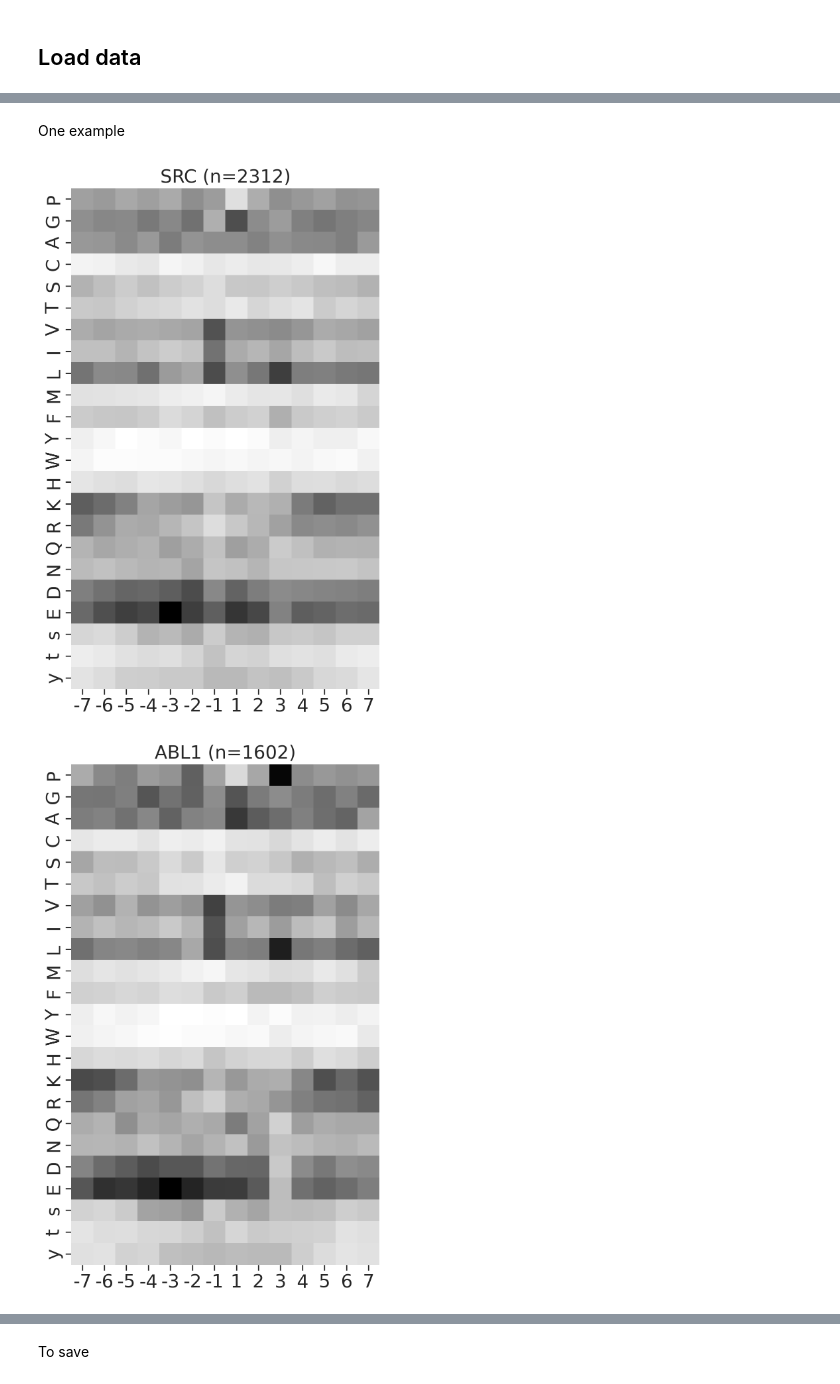
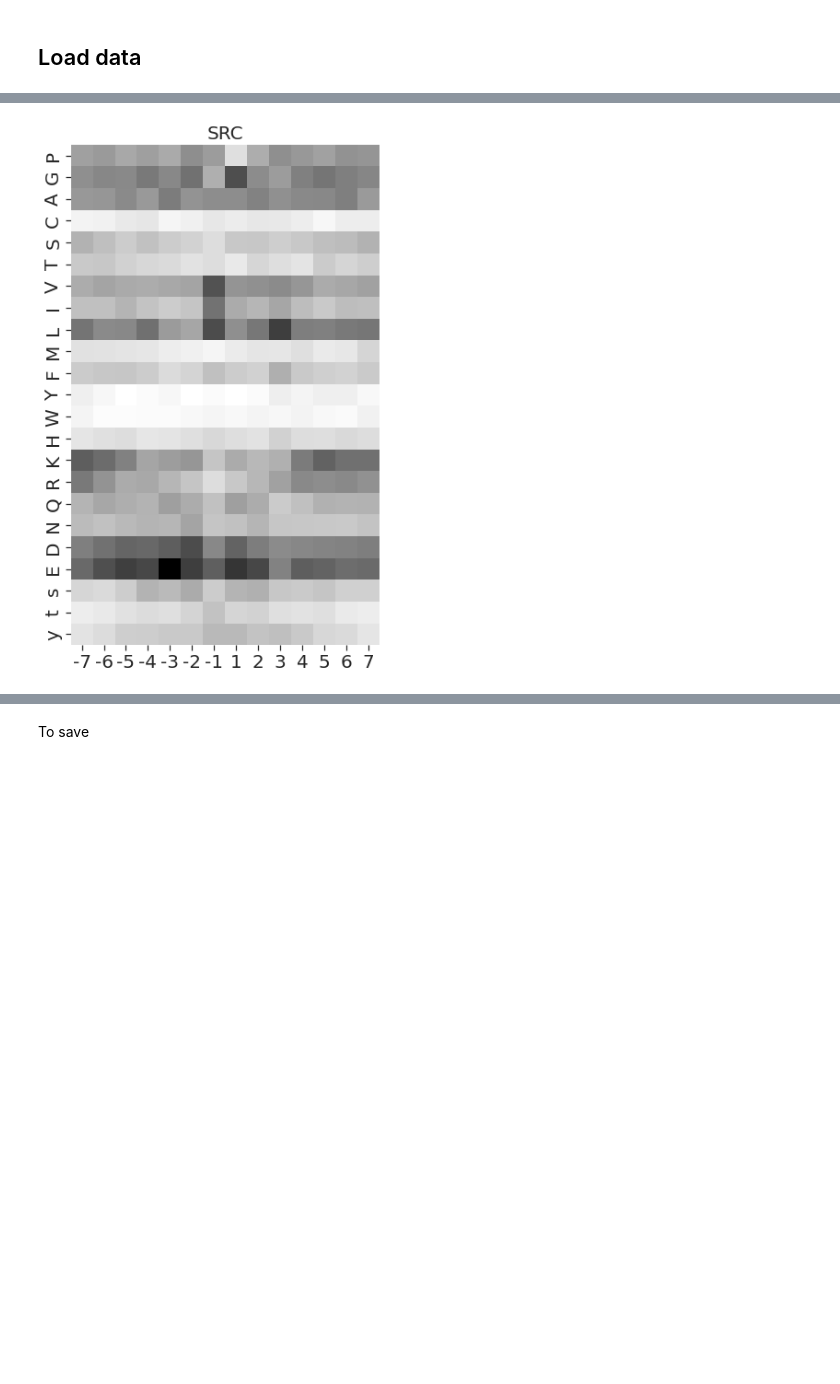
Before and after one commit to sky1ove/katlas, a Jupyter notebook: nbs/paper_04_Plot_heatmap_logo.ipynb, the cells around one changed output, grey strips where cells are left out. Drawn from its saved outputs; the diff is of its cells as text; code cells hidden in the pictures; blank space fills up the shorter version.

```diff
--- a/nbs/paper_04_Plot_heatmap_logo.ipynb
+++ b/nbs/paper_04_Plot_heatmap_logo.ipynb
@@ -61,5 +94,3 @@ cnt = cnt[cnt>100]
-# %% [markdown]
-One example
 # %%
 def plot_heatmap2(matrix, title, figsize=(6,10), label_size=20):
     plt.figure(figsize=figsize)
@@ -75,22 +106,22 @@ kinase_list = ['SRC','ABL1','ERK2','PKACA']
 # %%
 sns.set(rc={"figure.dpi":200, 'savefig.dpi':200})
 sns.set_context('notebook')
 sns.set_style("ticks")
 
 for k in kinase_list:
     df_k = df.query(f'kinase=="{k}"')
     df_k = df_k.drop_duplicates(subset='SUB').reset_index()
 
     paper,full = get_freq(df_k)
 
-    plot_heatmap2(full.drop(columns=[0]),f'{k} (n={len(df_k)})',figsize=(6,10))
+    plot_heatmap2(full.drop(columns=[0]),f'{k}',figsize=(6,10))
     plt.show()
     plt.close()
 
-#     break
+    break
 
-#     plt.savefig(f'fig/{k}.png',bbox_inches='tight', pad_inches=0.3)
-#     plt.close()
+    # if you want to generate and save all of figures, uncomment below
+    # plt.savefig(f'fig/{k}.png',bbox_inches='tight', pad_inches=0.3)
+    # plt.close()
 # %% [output]
-[figure, old version]
+[figure, new version]
-[figure, removed]
```
Also changed, not shown: parts of 31 cells of this notebook, 17 other files.
